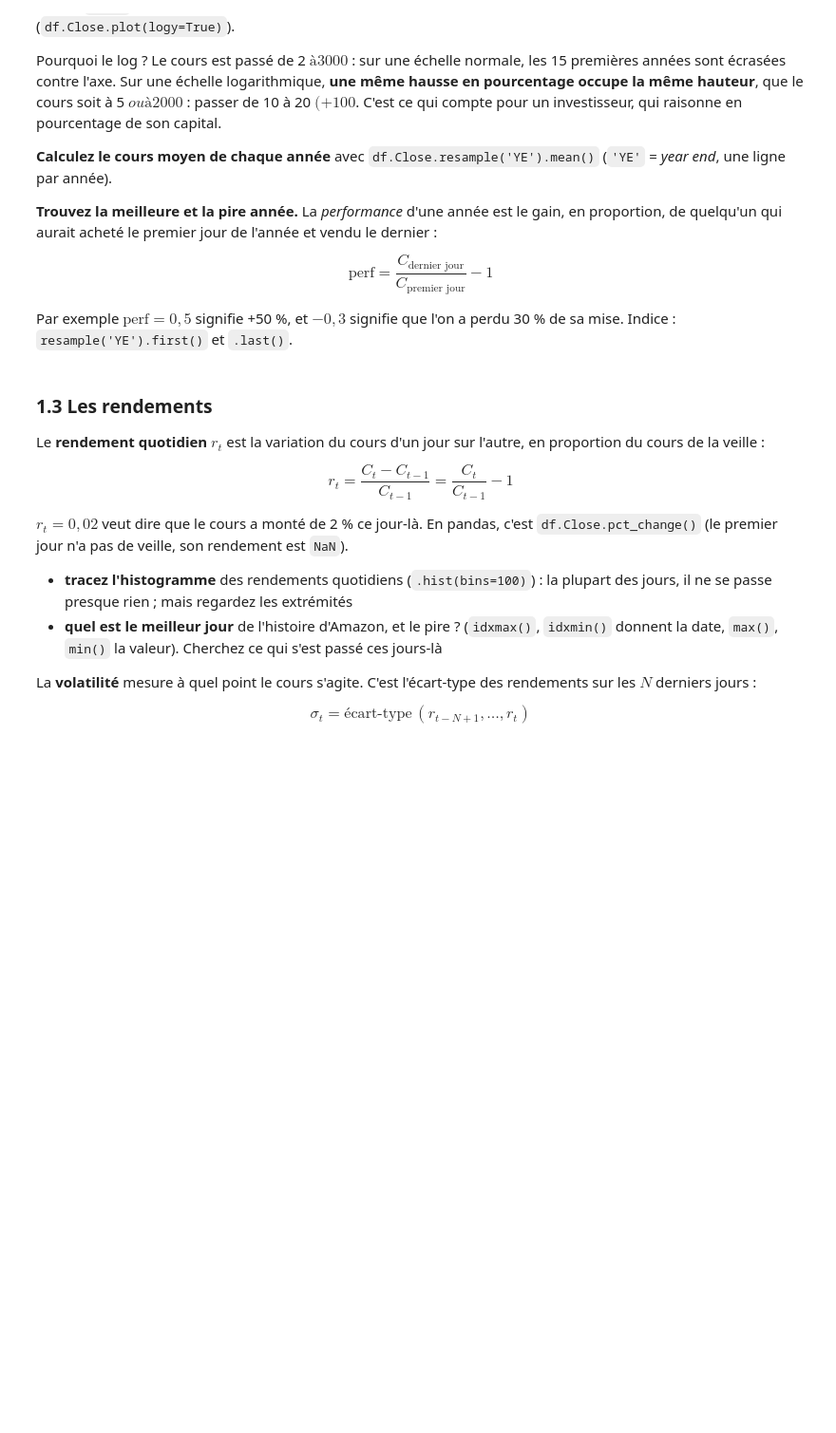
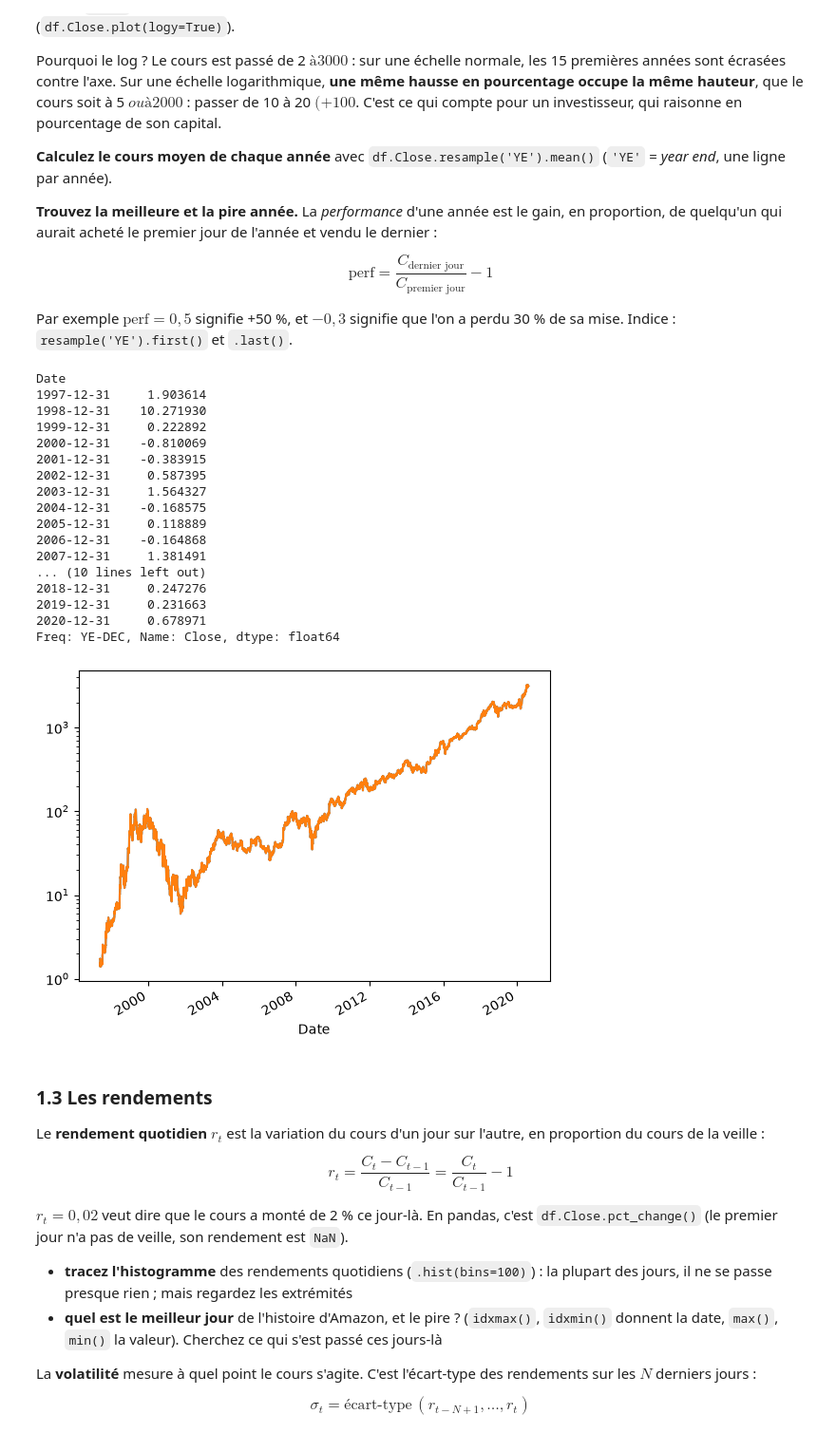
Before and after one commit to SIMVIA-lucas-sovre/projet-trading-pandas, a Jupyter notebook: groupe-1.ipynb, the cells around one changed output. Shown at 95% size. Drawn from its saved outputs; the diff is of its cells as text; code cells hidden in the pictures; blank space fills up the shorter version.

```diff
--- a/groupe-1.ipynb
+++ b/groupe-1.ipynb
@@ -125,7 +126,31 @@ $$\text{perf} = \frac{C_{\text{dernier jour}}}{C_{\text{premier jour}}} - 1$$
 Par exemple $\text{perf} = 0{,}5$ signifie +50 %, et $-0{,}3$ signifie que l'on a perdu 30 % de sa mise.
 Indice : `resample('YE').first()` et `.last()`.
 # %%
-# votre code
+df.Close.plot()
+df.Close.plot(logy=True)
+df.Close.resample('YE').mean()
+Perf = (df["Close"].resample("YE").last() / df["Close"].resample("YE").first()) -1
+Perf
+# La meilleure année est donc 1998 et la pire est 2000
+# %% [output]
+Date
+1997-12-31     1.903614
+1998-12-31    10.271930
+1999-12-31     0.222892
+2000-12-31    -0.810069
+2001-12-31    -0.383915
+2002-12-31     0.587395
+2003-12-31     1.564327
+2004-12-31    -0.168575
+2005-12-31     0.118889
+2006-12-31    -0.164868
+2007-12-31     1.381491
+... (10 lines left out)
+2018-12-31     0.247276
+2019-12-31     0.231663
+2020-12-31     0.678971
+Freq: YE-DEC, Name: Close, dtype: float64
+[figure, added]
 # %% [markdown]
 ### 1.3 Les rendements
 
```
Also changed, not shown: parts of 1 cell of this notebook.
